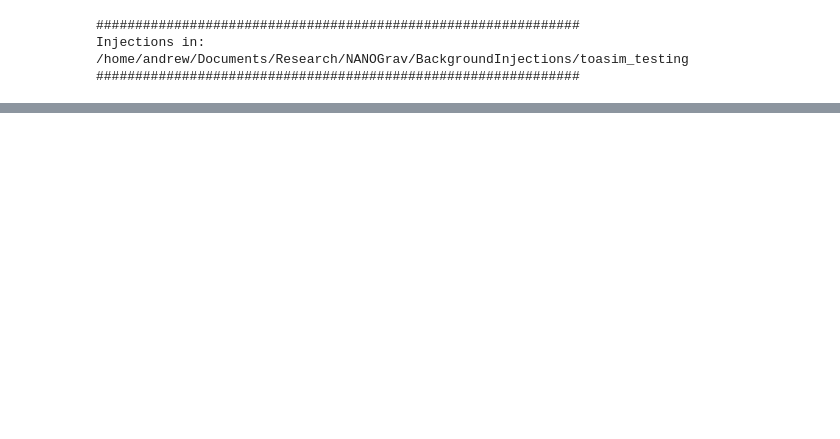
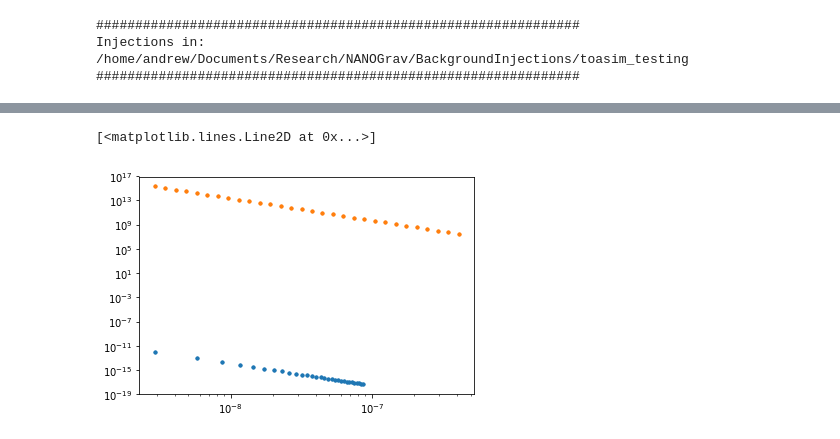
Before and after one commit to LBJ-Wade/NANOGrav, a Jupyter notebook: BackgroundInjections/toasim_testing/comparisons_v1.ipynb, the cells around one changed output, grey strips where cells are left out. Cells and saved outputs as stored; diff of their text form; code cells hidden in the pictures; blank space fills up the shorter version.

Commit message:
Testing logspacing implementation

```diff
--- a/BackgroundInjections/toasim_testing/comparisons_v1.ipynb
+++ b/BackgroundInjections/toasim_testing/comparisons_v1.ipynb
@@ -87,0 +124,4 @@ OSError: /home/andrew/Documents/Research/NANOGrav/BackgroundInjections/nano11/ps
+# %%
+noise_params = {}
+for nf in noisefiles:
+    noise_params.update(get_noise_from_pal2(nf))
@@ -87,0 +187,3 @@ OSError: /home/andrew/Documents/Research/NANOGrav/BackgroundInjections/nano11/ps
+# %%
+f_red_test_psr2,A_red_test_psr2 = MyT.add_rednoise(test_psr2, noise_dict[test_psr2.name]['RN_Amp'], noise_dict[test_psr2.name]['RN_gamma'],
+                components = 30, seed = seed_red)
@@ -87,0 +194,3 @@ OSError: /home/andrew/Documents/Research/NANOGrav/BackgroundInjections/nano11/ps
+# %%
+f_red_test_psr3,A_red_test_psr3 = MyT.add_rednoise(test_psr3, noise_dict[test_psr3.name]['RN_Amp'], noise_dict[test_psr3.name]['RN_gamma'],
+                components = 30, seed = seed_red,logspacing=True)
@@ -87,0 +215,6 @@ OSError: /home/andrew/Documents/Research/NANOGrav/BackgroundInjections/nano11/ps
+# %%
+plt.loglog(f_red_test_psr2/u.yr.to('s'),A_red_test_psr2,'.')
+plt.loglog(f_red_test_psr3,A_red_test_psr3,'.')
+# %% [output]
+[<matplotlib.lines.Line2D at 0x...>]
+[figure, added]
```
Also changed, not shown: parts of 22 cells of this notebook, 2 other files.
